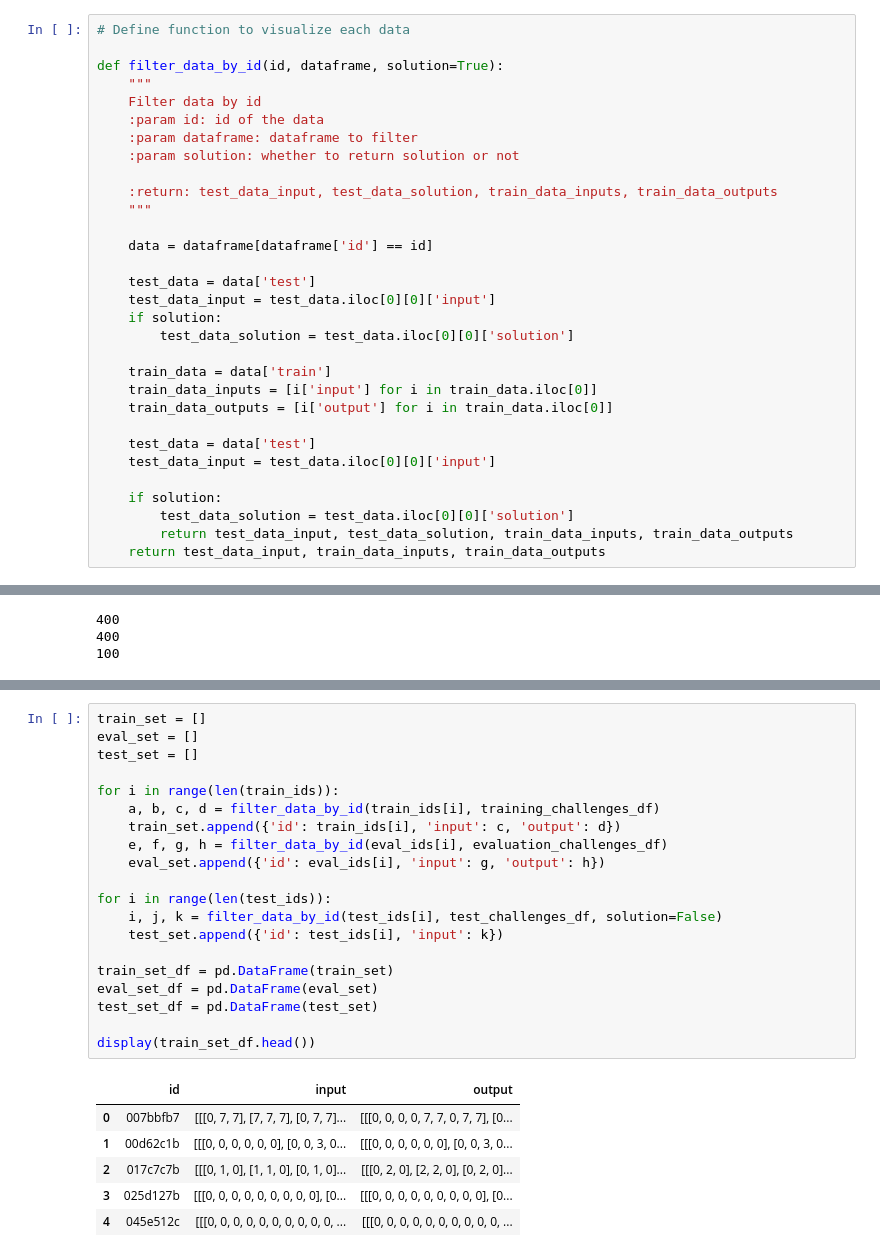
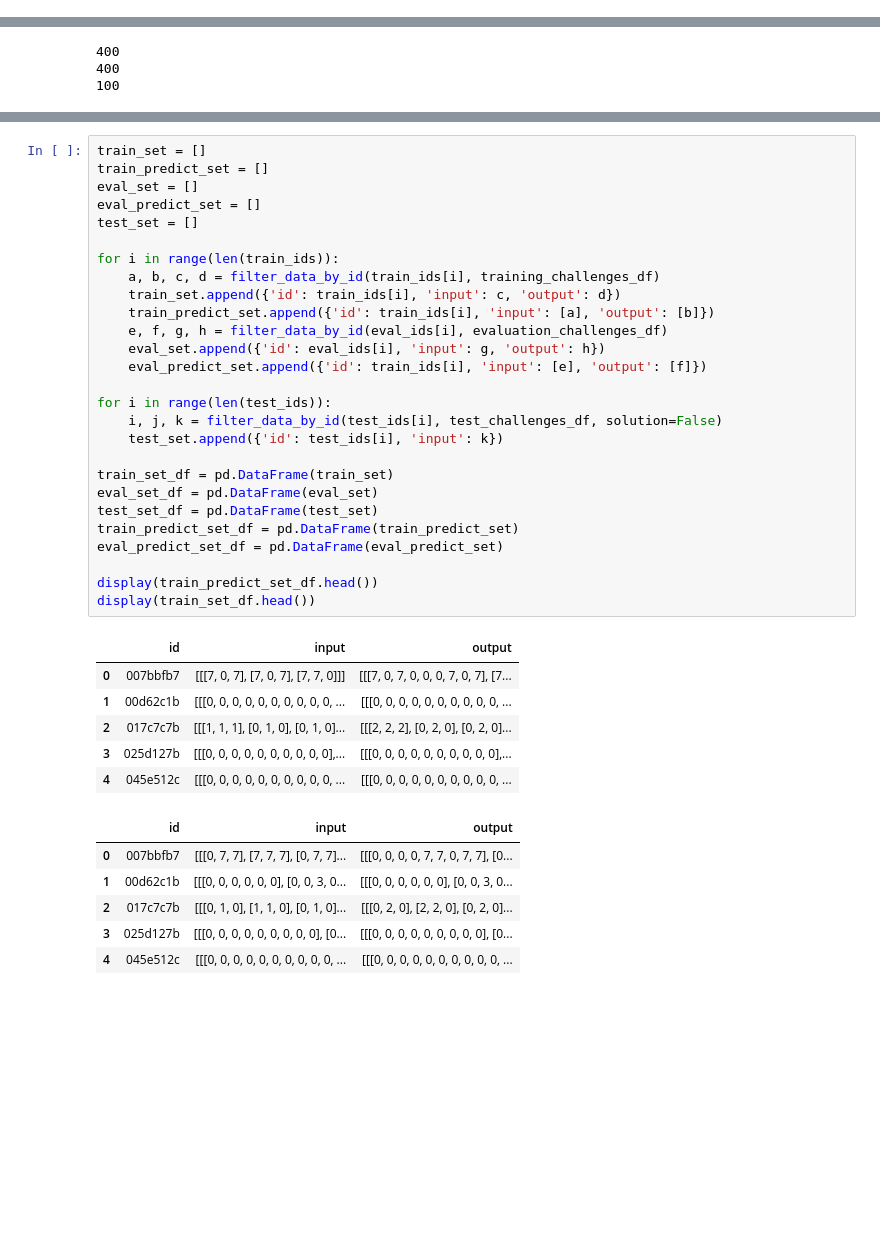
Before and after one commit to anishfish2/arc-ai, a Jupyter notebook: main.ipynb, the cells around one changed output, grey strips where cells are left out. Cells and saved outputs as stored; diff of their text form; blank space fills up the shorter version.

```diff
--- a/main.ipynb
+++ b/main.ipynb
@@ -110,33 +73,2 @@ Test Challenges DataFrame:
-# %%
-# Define function to visualize each data
-
-def filter_data_by_id(id, dataframe, solution=True):
-    """
-    Filter data by id
-    :param id: id of the data
-    :param dataframe: dataframe to filter
-    :param solution: whether to return solution or not
-
-    :return: test_data_input, test_data_solution, train_data_inputs, train_data_outputs
-    """
-
-    data = dataframe[dataframe['id'] == id]
-
-    test_data = data['test']
-    test_data_input = test_data.iloc[0][0]['input']
-    if solution:
-        test_data_solution = test_data.iloc[0][0]['solution']
-
-    train_data = data['train']
-    train_data_inputs = [i['input'] for i in train_data.iloc[0]]
-    train_data_outputs = [i['output'] for i in train_data.iloc[0]]
-
-    test_data = data['test']
-    test_data_input = test_data.iloc[0][0]['input']
-
-    if solution:
-        test_data_solution = test_data.iloc[0][0]['solution']
-        return test_data_input, test_data_solution, train_data_inputs, train_data_outputs
-    return test_data_input, train_data_inputs, train_data_outputs
 # %%
 a, b, c, d = filter_data_by_id('007bbfb7', training_challenges_df)
@@ -212,27 +99,40 @@ visualize_from_id('00d62c1b', training_challenges_df)
 # %%
 train_set = []
+train_predict_set = []
 eval_set = []
+eval_predict_set = []
 test_set = []
 
 for i in range(len(train_ids)):
     a, b, c, d = filter_data_by_id(train_ids[i], training_challenges_df)
     train_set.append({'id': train_ids[i], 'input': c, 'output': d})
+    train_predict_set.append({'id': train_ids[i], 'input': [a], 'output': [b]})
     e, f, g, h = filter_data_by_id(eval_ids[i], evaluation_challenges_df)
     eval_set.append({'id': eval_ids[i], 'input': g, 'output': h})
+    eval_predict_set.append({'id': train_ids[i], 'input': [e], 'output': [f]})
 
 for i in range(len(test_ids)):
     i, j, k = filter_data_by_id(test_ids[i], test_challenges_df, solution=False)
     test_set.append({'id': test_ids[i], 'input': k})
 
 train_set_df = pd.DataFrame(train_set)
 eval_set_df = pd.DataFrame(eval_set)
 test_set_df = pd.DataFrame(test_set)
+train_predict_set_df = pd.DataFrame(train_predict_set)
+eval_predict_set_df = pd.DataFrame(eval_predict_set)
 
+display(train_predict_set_df.head())
 display(train_set_df.head())
 # %% [output]
 |  | id | input | output |
-| 0 | 007bbfb7 | [[[0, 7, 7], [7, 7, 7], [0, 7, 7]... | [[[0, 0, 0, 0, 7, 7, 0, 7, 7], [0... |
-| 1 | 00d62c1b | [[[0, 0, 0, 0, 0, 0], [0, 0, 3, 0... | [[[0, 0, 0, 0, 0, 0], [0, 0, 3, 0... |
-| 2 | 017c7c7b | [[[0, 1, 0], [1, 1, 0], [0, 1, 0]... | [[[0, 2, 0], [2, 2, 0], [0, 2, 0]... |
-| 3 | 025d127b | [[[0, 0, 0, 0, 0, 0, 0, 0, 0], [0... | [[[0, 0, 0, 0, 0, 0, 0, 0, 0], [0... |
+| 0 | 007bbfb7 | [[[7, 0, 7], [7, 0, 7], [7, 7, 0]]] | [[[7, 0, 7, 0, 0, 0, 7, 0, 7], [7... |
+| 1 | 00d62c1b | [[[0, 0, 0, 0, 0, 0, 0, 0, 0, 0, ... | [[[0, 0, 0, 0, 0, 0, 0, 0, 0, 0, ... |
+| 2 | 017c7c7b | [[[1, 1, 1], [0, 1, 0], [0, 1, 0]... | [[[2, 2, 2], [0, 2, 0], [0, 2, 0]... |
+| 3 | 025d127b | [[[0, 0, 0, 0, 0, 0, 0, 0, 0, 0],... | [[[0, 0, 0, 0, 0, 0, 0, 0, 0, 0],... |
 | 4 | 045e512c | [[[0, 0, 0, 0, 0, 0, 0, 0, 0, 0, ... | [[[0, 0, 0, 0, 0, 0, 0, 0, 0, 0, ... |
+|  | id | input | output |
+| 0 | 007bbfb7 | [[[0, 7, 7], [7, 7, 7], [0, 7, 7]... | [[[0, 0, 0, 0, 7, 7, 0, 7, 7], [0... |
+| 1 | 00d62c1b | [[[0, 0, 0, 0, 0, 0], [0, 0, 3, 0... | [[[0, 0, 0, 0, 0, 0], [0, 0, 3, 0... |
+| 2 | 017c7c7b | [[[0, 1, 0], [1, 1, 0], [0, 1, 0]... | [[[0, 2, 0], [2, 2, 0], [0, 2, 0]... |
+| 3 | 025d127b | [[[0, 0, 0, 0, 0, 0, 0, 0, 0], [0... | [[[0, 0, 0, 0, 0, 0, 0, 0, 0], [0... |
+| 4 | 045e512c | [[[0, 0, 0, 0, 0, 0, 0, 0, 0, 0, ... | [[[0, 0, 0, 0, 0, 0, 0, 0, 0, 0, ... |
```
Also changed, not shown: parts of 14 cells of this notebook, 5 other files.
